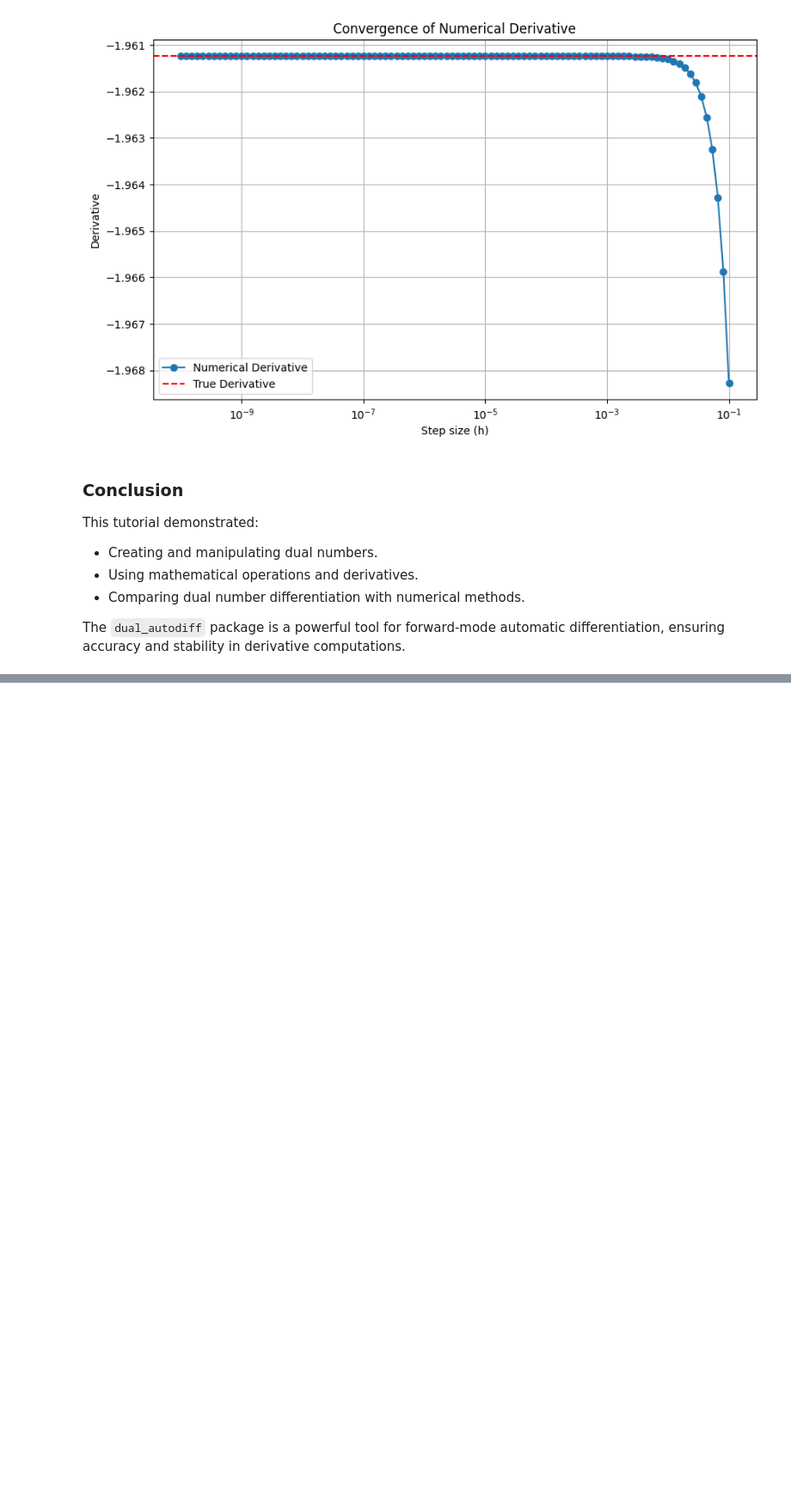
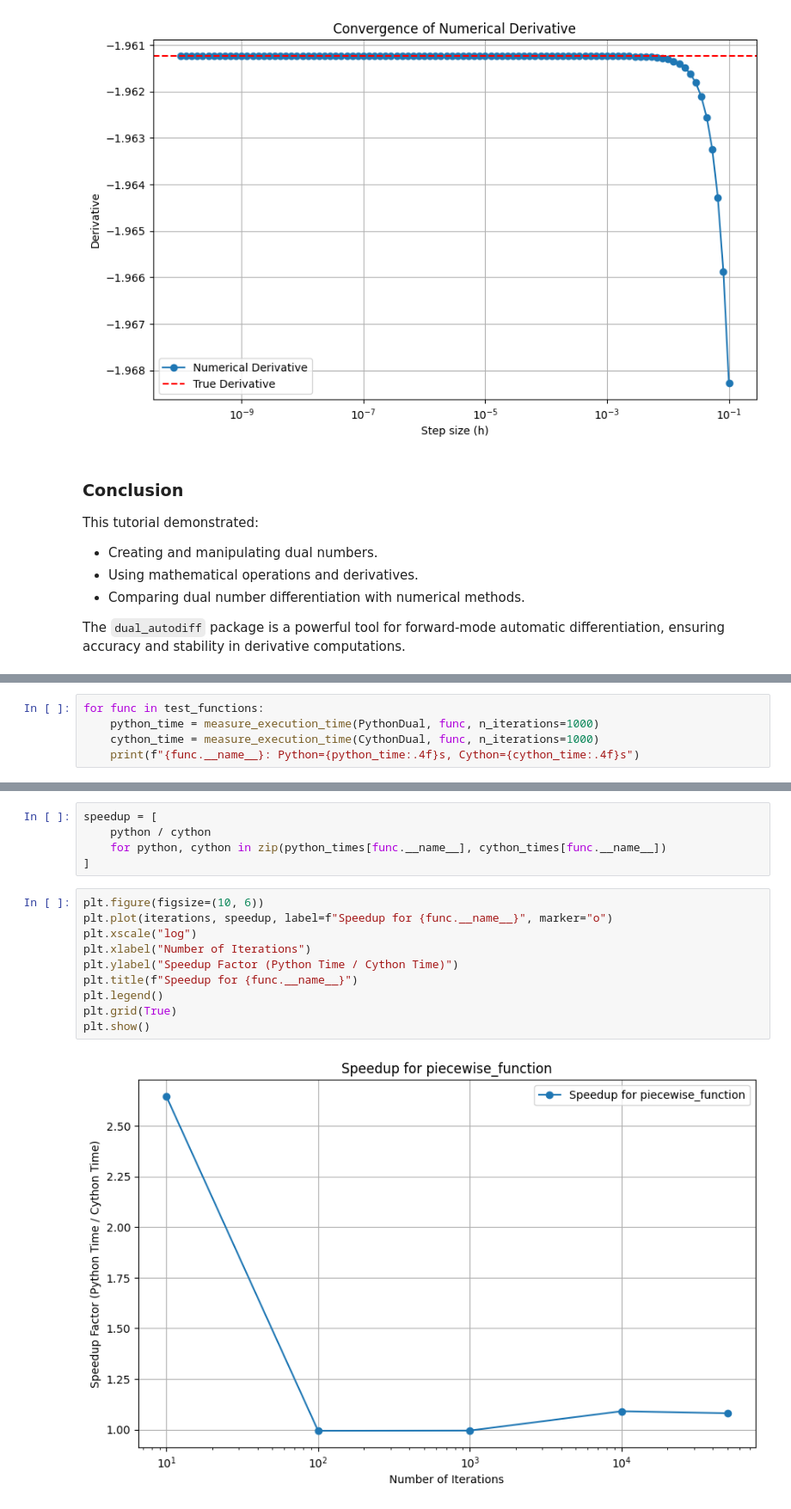
Before and after one commit to raunaq-rai/Dual_Autodiff, a Jupyter notebook: docs/source/dual_autodiff.ipynb, the cells around one changed output, grey strips where cells are left out. Shown at 86% size. Drawn from its saved outputs; the diff is of its cells as text; blank space fills up the shorter version.

```diff
--- a/docs/source/dual_autodiff.ipynb
+++ b/docs/source/dual_autodiff.ipynb
@@ -96,0 +193,5 @@ The `dual_autodiff` package is a powerful tool for forward-mode automatic differ
+# %%
+for func in test_functions:
+    python_time = measure_execution_time(PythonDual, func, n_iterations=1000)
+    cython_time = measure_execution_time(CythonDual, func, n_iterations=1000)
+    print(f"{func.__name__}: Python={python_time:.4f}s, Cython={cython_time:.4f}s")
@@ -96,0 +252,17 @@ The `dual_autodiff` package is a powerful tool for forward-mode automatic differ
+# %%
+speedup = [
+    python / cython
+    for python, cython in zip(python_times[func.__name__], cython_times[func.__name__])
+]
+# %%
+plt.figure(figsize=(10, 6))
+plt.plot(iterations, speedup, label=f"Speedup for {func.__name__}", marker="o")
+plt.xscale("log")
+plt.xlabel("Number of Iterations")
+plt.ylabel("Speedup Factor (Python Time / Cython Time)")
+plt.title(f"Speedup for {func.__name__}")
+plt.legend()
+plt.grid(True)
+plt.show()
+# %% [output]
+[figure, added]
```
Also changed, not shown: parts of 15 cells of this notebook.
